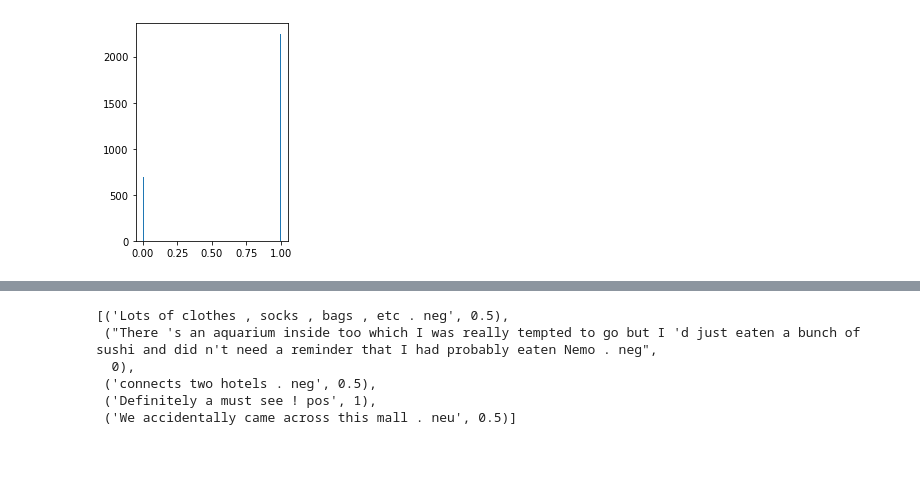
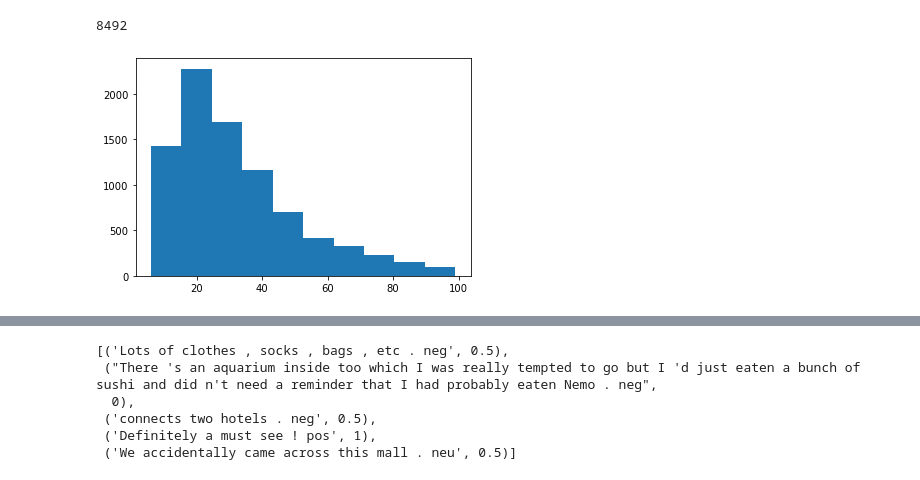
Before and after one commit to twinstae/tripReviewAnalysisSystem, a Jupyter notebook: p1/sent_analysis_LSTM.ipynb, the cells around one changed output, grey strips where cells are left out. Cells and saved outputs as stored; diff of their text form; code cells hidden in the pictures.

```diff
--- a/p1/sent_analysis_LSTM.ipynb
+++ b/p1/sent_analysis_LSTM.ipynb
@@ -65,9 +89,10 @@ All_reviews_df.head()
 # %%
-raw_text = " ".join(reviews_35_df[reviews_35_df['attraction'].isin(cluster_dict[3])]['text'])
+raw_text = " ".join(All_reviews_df['text'])
 # %%
 stop_words = set(stopwords.words('english'))
-stop_words = stop_words|set(['.', ',', 'the', "'s"])
+stop_words = stop_words|set(['.', ',', 'the', "'s","????","??","???"])
 
+stop_words = stop_words - {"aren't","didn't","doesn't", "don't", "few","haven't","isn't","just","not","no"}
 
 NUMBER = 5000
 # %%
@@ -98,16 +124,16 @@ def pre_process(Reviews_df):
         for token in tokens:
             if token in dict_5000:
                 processed_list.append(dict_5000[token])
+        if len(processed_list) > 5 and len(processed_list) < 100:
+            if star > 4:
+                pos_star.append(1)
+                pos_text.append(processed_list)
+            else:
+                neg_star.append(0)
+                neg_text.append(processed_list)
 
-        if star > 4:
-            pos_star.append(1)
-            pos_text.append(processed_list)
-        else:
-            neg_star.append(0)
-            neg_text.append(processed_list)
-
-    result_text = pos_text + neg_text
-    result_star = pos_star + neg_star
+    result_text = pos_text[::3] + neg_text
+    result_star = pos_star[::3] + neg_star
 
     X = np.array(result_text)
     Y = np.array(result_star)
@@ -330,5 +153,5 @@ cluster_dict[3]
 # %%
 reviews_35_df = All_reviews_df[All_reviews_df['star'] != 4]
-cluster_n_df = reviews_35_df[reviews_35_df['attraction'].isin(cluster_dict[3])]
+cluster_n_df = reviews_35_df # [reviews_35_df['attraction'].isin(cluster_dict[5])]
 # %%
 X, Y = pre_process(cluster_n_df)
@@ -343,11 +158,13 @@ savetxt('Y.csv', Y, delimiter=',')
-# %%
-Y_result = [s for s in Y]
-
-plt.subplot(1,2,1)
-plt.hist(Y_result, bins=100)
-plt.show()
-# %% [output]
-[figure, removed]
+# %%
+max_len = 100
+
+X_result = [len(s) for s in X if len(s)<max_len]
+print(len(X_result))
+plt.hist(X_result, bins=10)
+plt.show()
+# %% [output]
+8492
+[figure, added]
 # %%
 from sklearn.model_selection import train_test_split
 # %%
```
Also changed, not shown: parts of 59 cells of this notebook, 32 other files.
